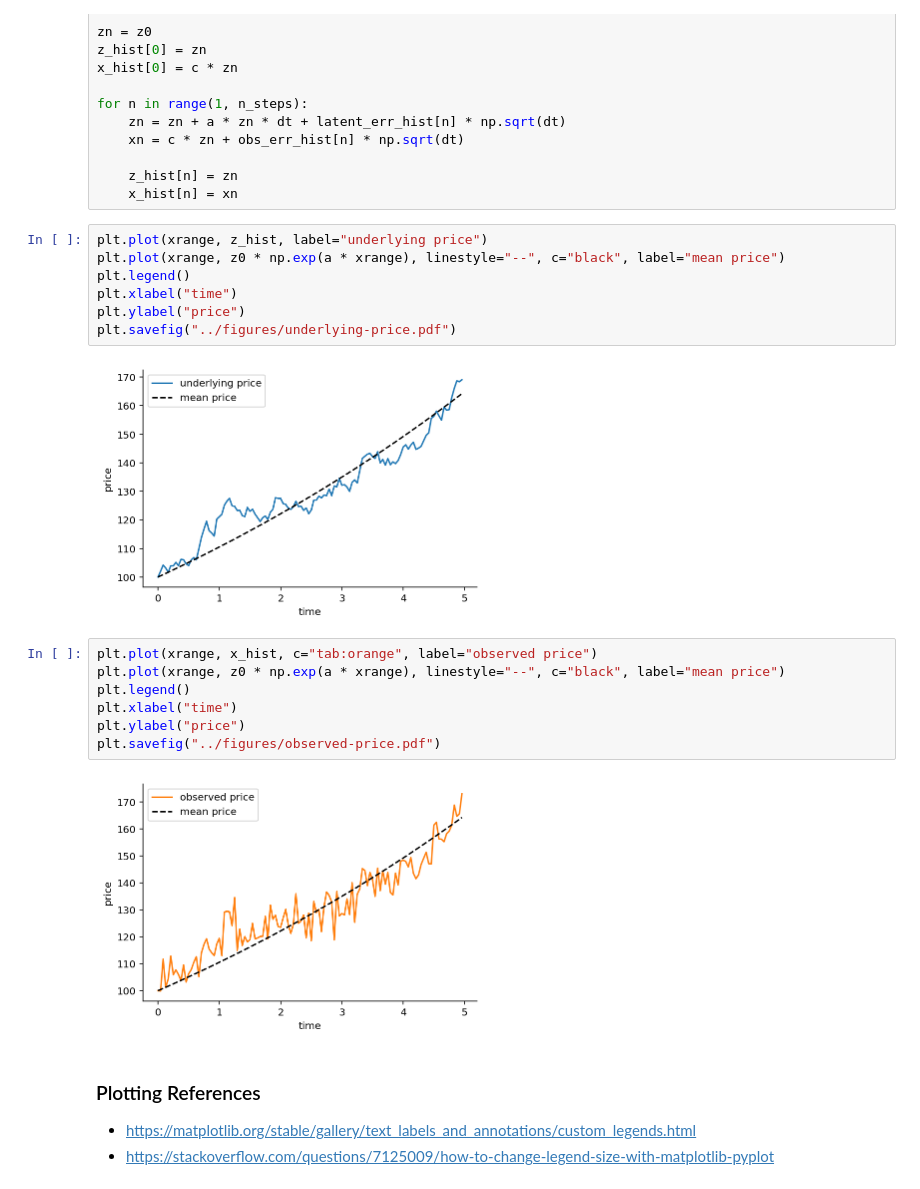
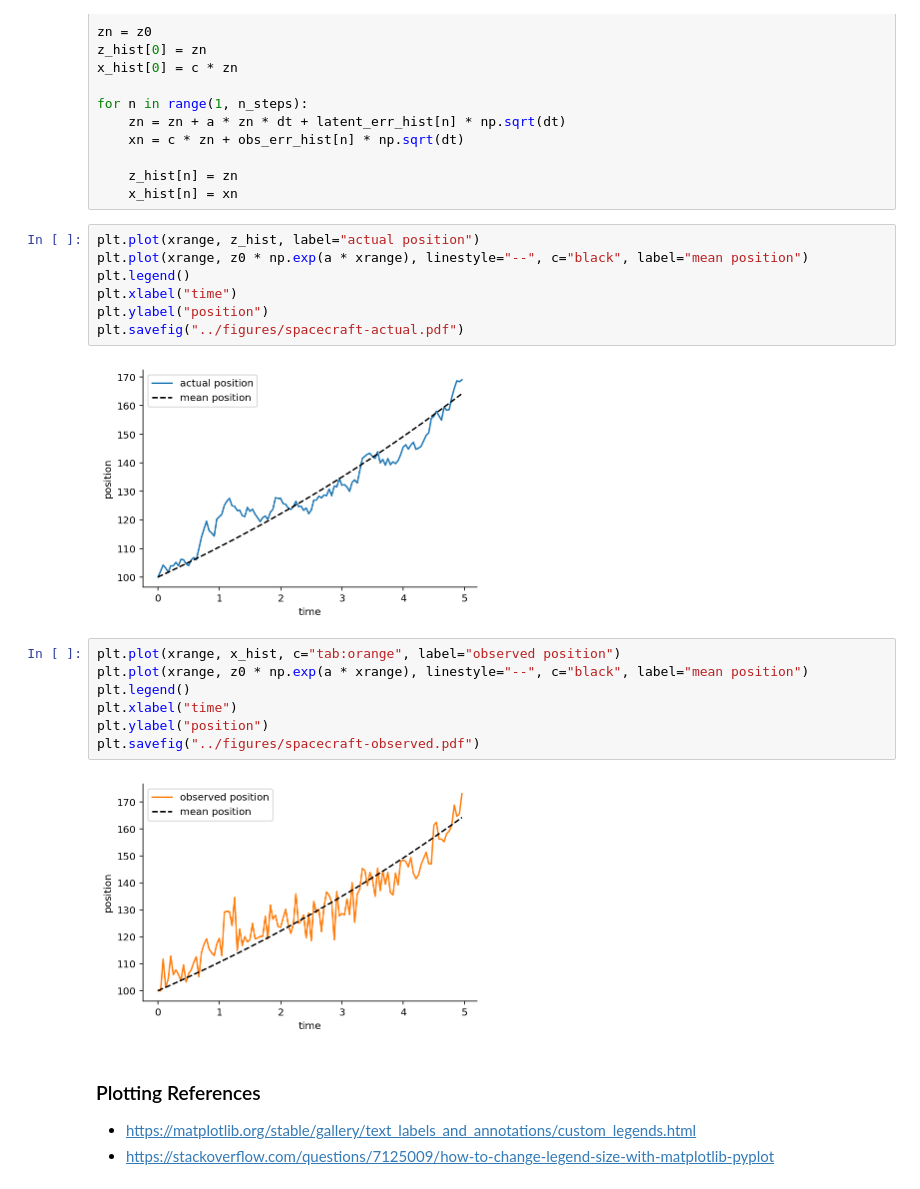
Before and after one commit to gerdm/msc-dissertation, a Jupyter notebook: notebooks/dynamical-systems.ipynb, the cells around one changed output. Saved outputs shown, nothing was run; the diff lists cells and outputs as text.

Commit message:
notebook-mod: stock -> spacecraft example
Modify stock example in favour of the spacecraft example

```diff
--- a/notebooks/dynamical-systems.ipynb
+++ b/notebooks/dynamical-systems.ipynb
@@ -211,23 +211,23 @@ for n in range(1, n_steps):
     z_hist[n] = zn
     x_hist[n] = xn
 # %%
-plt.plot(xrange, z_hist, label="underlying price")
-plt.plot(xrange, z0 * np.exp(a * xrange), linestyle="--", c="black", label="mean price")
+plt.plot(xrange, z_hist, label="actual position")
+plt.plot(xrange, z0 * np.exp(a * xrange), linestyle="--", c="black", label="mean position")
 plt.legend()
 plt.xlabel("time")
-plt.ylabel("price")
-plt.savefig("../figures/underlying-price.pdf")
+plt.ylabel("position")
+plt.savefig("../figures/spacecraft-actual.pdf")
 # %% [output]
-[figure, old version]
+[figure, new version]
 # %%
-plt.plot(xrange, x_hist, c="tab:orange", label="observed price")
-plt.plot(xrange, z0 * np.exp(a * xrange), linestyle="--", c="black", label="mean price")
+plt.plot(xrange, x_hist, c="tab:orange", label="observed position")
+plt.plot(xrange, z0 * np.exp(a * xrange), linestyle="--", c="black", label="mean position")
 plt.legend()
 plt.xlabel("time")
-plt.ylabel("price")
-plt.savefig("../figures/observed-price.pdf")
+plt.ylabel("position")
+plt.savefig("../figures/spacecraft-observed.pdf")
 # %% [output]
-[figure, old version]
+[figure, new version]
 # %% [markdown]
 ### Plotting References
 * https://matplotlib.org/stable/gallery/text_labels_and_annotations/custom_legends.html
```
Also changed, not shown: parts of 2 cells of this notebook.
